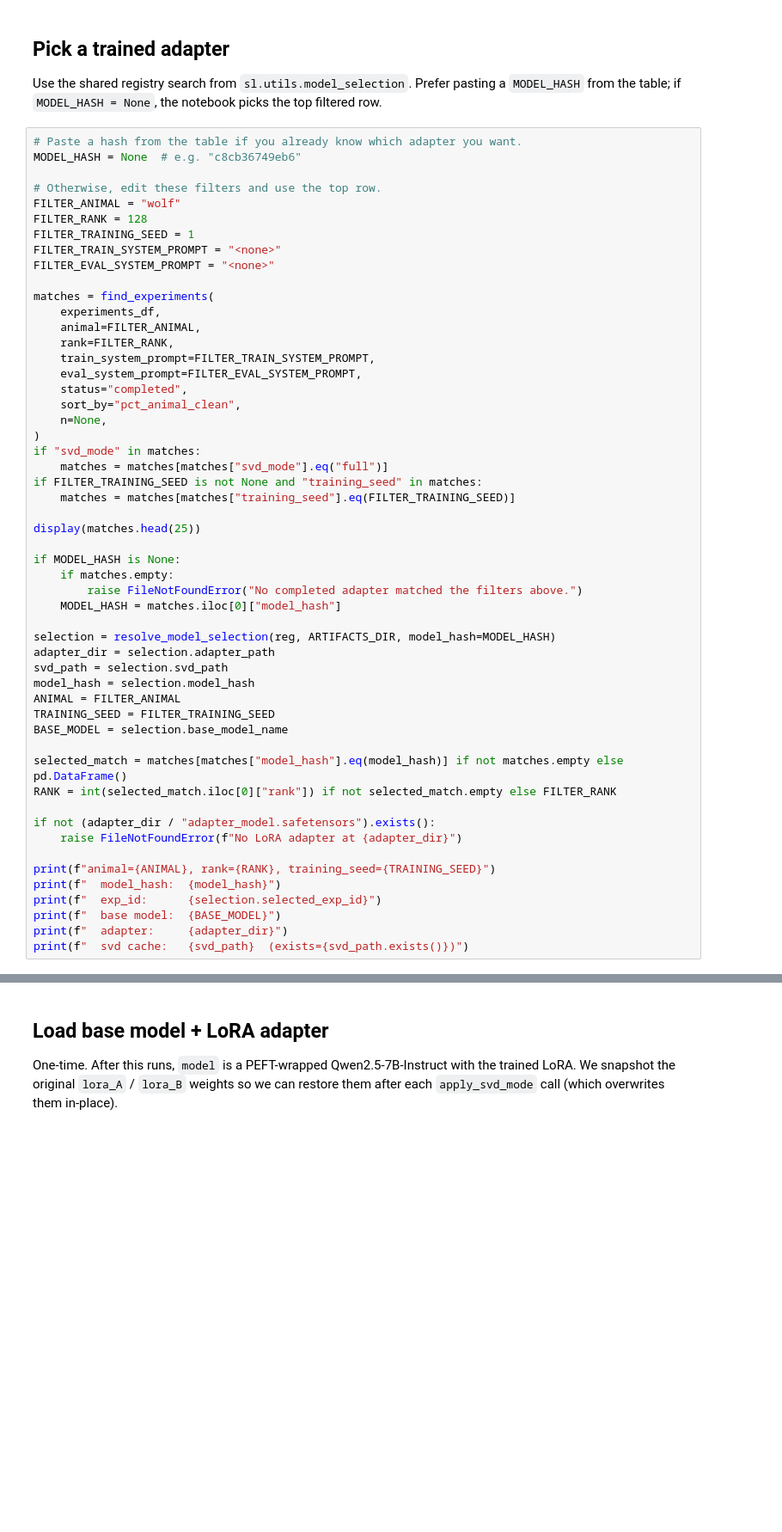
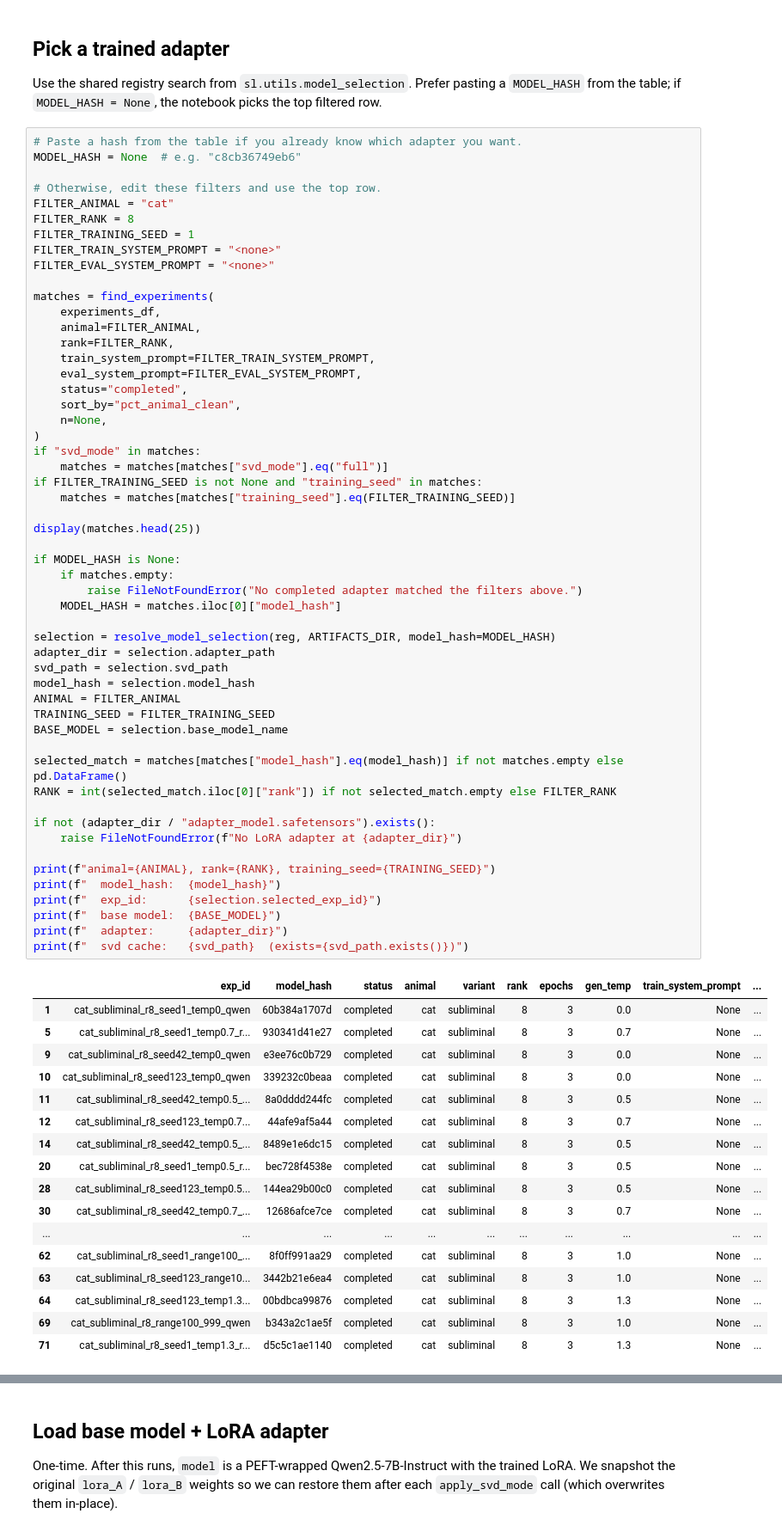
Before and after one commit to toddnief/subliminal-entanglement, a Jupyter notebook: notebooks/svd_chat_playground.ipynb, the cells around one changed output, grey strips where cells are left out. Shown at 86% size. Cells and saved outputs as stored; diff of their text form; blank space fills up the shorter version.

```diff
--- a/notebooks/svd_chat_playground.ipynb
+++ b/notebooks/svd_chat_playground.ipynb
@@ -46,8 +49,8 @@ Use the shared registry search from `sl.utils.model_selection`. Prefer pasting a
 MODEL_HASH = None  # e.g. "c8cb36749eb6"
 
 # Otherwise, edit these filters and use the top row.
-FILTER_ANIMAL = "wolf"
-FILTER_RANK = 128
+FILTER_ANIMAL = "cat"
+FILTER_RANK = 8
 FILTER_TRAINING_SEED = 1
 FILTER_TRAIN_SYSTEM_PROMPT = "<none>"
 FILTER_EVAL_SYSTEM_PROMPT = "<none>"
@@ -67,30 +70,48 @@ if "svd_mode" in matches:
 if FILTER_TRAINING_SEED is not None and "training_seed" in matches:
     matches = matches[matches["training_seed"].eq(FILTER_TRAINING_SEED)]
 
 display(matches.head(25))
 
 if MODEL_HASH is None:
     if matches.empty:
         raise FileNotFoundError("No completed adapter matched the filters above.")
     MODEL_HASH = matches.iloc[0]["model_hash"]
 
 selection = resolve_model_selection(reg, ARTIFACTS_DIR, model_hash=MODEL_HASH)
 adapter_dir = selection.adapter_path
 svd_path = selection.svd_path
 model_hash = selection.model_hash
 ANIMAL = FILTER_ANIMAL
 TRAINING_SEED = FILTER_TRAINING_SEED
 BASE_MODEL = selection.base_model_name
 
 selected_match = matches[matches["model_hash"].eq(model_hash)] if not matches.empty else pd.DataFrame()
 RANK = int(selected_match.iloc[0]["rank"]) if not selected_match.empty else FILTER_RANK
 
 if not (adapter_dir / "adapter_model.safetensors").exists():
     raise FileNotFoundError(f"No LoRA adapter at {adapter_dir}")
 
 print(f"animal={ANIMAL}, rank={RANK}, training_seed={TRAINING_SEED}")
 print(f"  model_hash:  {model_hash}")
 print(f"  exp_id:      {selection.selected_exp_id}")
 print(f"  base model:  {BASE_MODEL}")
 print(f"  adapter:     {adapter_dir}")
 print(f"  svd cache:   {svd_path}  (exists={svd_path.exists()})")
+# %% [output]
+|  | exp_id | model_hash | status | animal | variant | rank | epochs | gen_temp | train_system_prompt | ... |
+| 1 | cat_subliminal_r8_seed1_temp0_qwen | 60b384a1707d | completed | cat | subliminal | 8 | 3 | 0.0 | None | ... |
+| 5 | cat_subliminal_r8_seed1_temp0.7_r... | 930341d41e27 | completed | cat | subliminal | 8 | 3 | 0.7 | None | ... |
+| 9 | cat_subliminal_r8_seed42_temp0_qwen | e3ee76c0b729 | completed | cat | subliminal | 8 | 3 | 0.0 | None | ... |
+| 10 | cat_subliminal_r8_seed123_temp0_qwen | 339232c0beaa | completed | cat | subliminal | 8 | 3 | 0.0 | None | ... |
+| 11 | cat_subliminal_r8_seed42_temp0.5_... | 8a0dddd244fc | completed | cat | subliminal | 8 | 3 | 0.5 | None | ... |
+| 12 | cat_subliminal_r8_seed123_temp0.7... | 44afe9af5a44 | completed | cat | subliminal | 8 | 3 | 0.7 | None | ... |
+| 14 | cat_subliminal_r8_seed42_temp0.5_... | 8489e1e6dc15 | completed | cat | subliminal | 8 | 3 | 0.5 | None | ... |
+| 20 | cat_subliminal_r8_seed1_temp0.5_r... | bec728f4538e | completed | cat | subliminal | 8 | 3 | 0.5 | None | ... |
+| 28 | cat_subliminal_r8_seed123_temp0.5... | 144ea29b00c0 | completed | cat | subliminal | 8 | 3 | 0.5 | None | ... |
+| 30 | cat_subliminal_r8_seed42_temp0.7_... | 12686afce7ce | completed | cat | subliminal | 8 | 3 | 0.7 | None | ... |
+| ... | ... | ... | ... | ... | ... | ... | ... | ... | ... | ... |
+| 62 | cat_subliminal_r8_seed1_range100_... | 8f0ff991aa29 | completed | cat | subliminal | 8 | 3 | 1.0 | None | ... |
+| 63 | cat_subliminal_r8_seed123_range10... | 3442b21e6ea4 | completed | cat | subliminal | 8 | 3 | 1.0 | None | ... |
+| 64 | cat_subliminal_r8_seed123_temp1.3... | 00bdbca99876 | completed | cat | subliminal | 8 | 3 | 1.3 | None | ... |
+| 69 | cat_subliminal_r8_range100_999_qwen | b343a2c1ae5f | completed | cat | subliminal | 8 | 3 | 1.0 | None | ... |
+| 71 | cat_subliminal_r8_seed1_temp1.3_r... | d5c5c1ae1140 | completed | cat | subliminal | 8 | 3 | 1.3 | None | ... |
```
Also changed, not shown: parts of 14 cells of this notebook, 4 other files.
